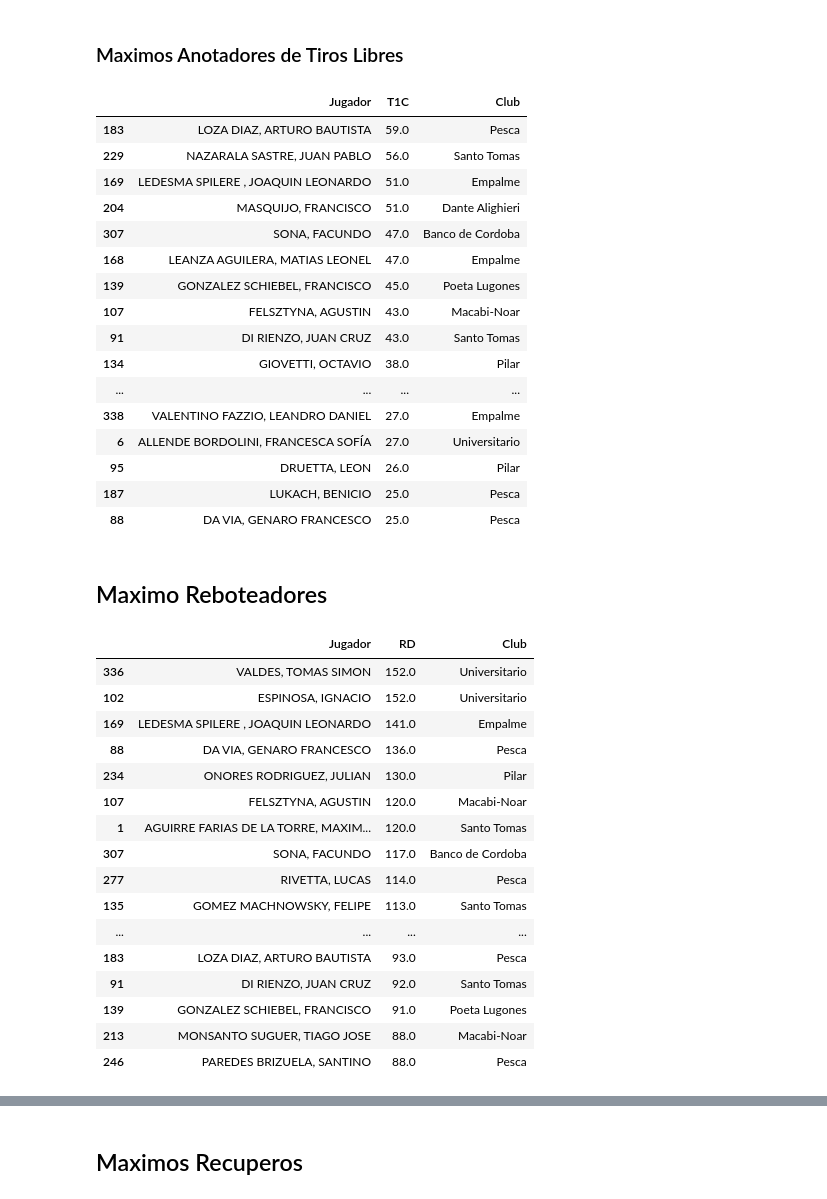
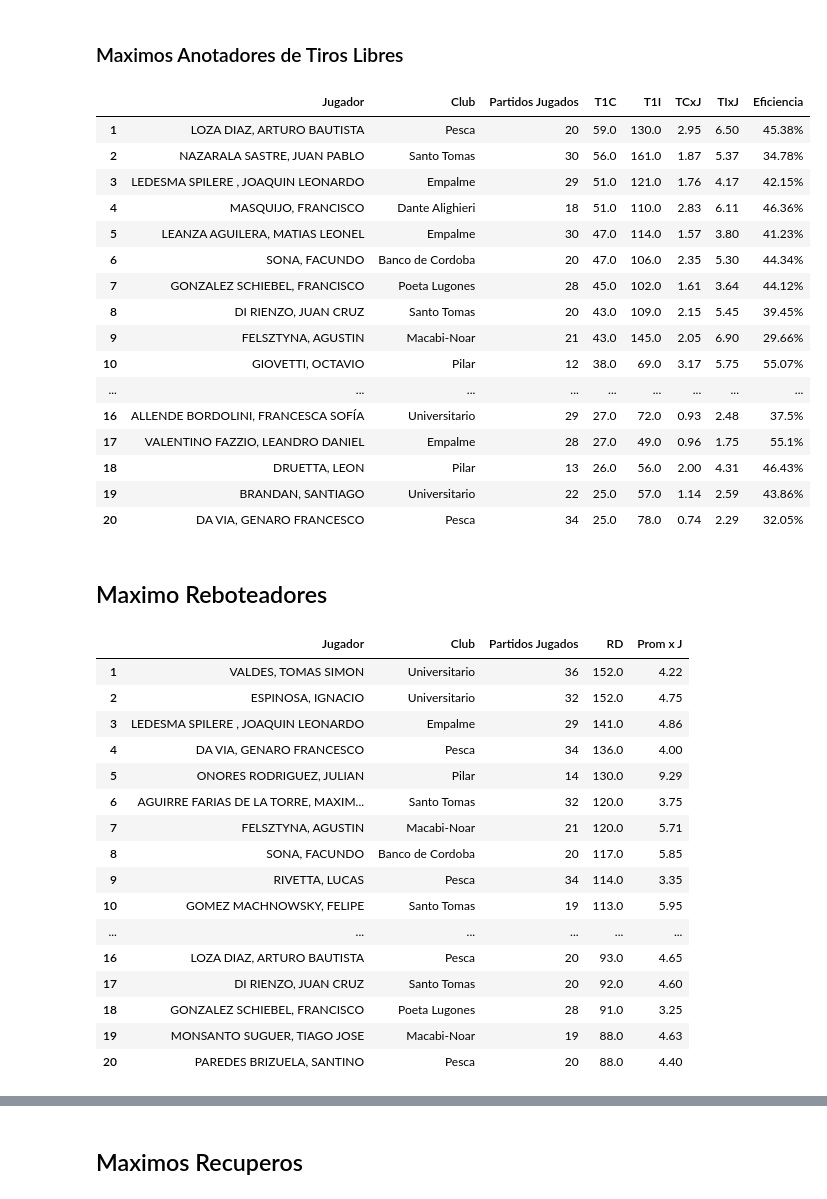
Before and after one commit to nicopinera/AnalisisEstadisticoBasquetU13, a Jupyter notebook: analisisGlobal.ipynb, the cells around one changed output, grey strips where cells are left out. Cells and saved outputs as stored; diff of their text form; code cells hidden in the pictures.

```diff
--- a/analisisGlobal.ipynb
+++ b/analisisGlobal.ipynb
@@ -139,45 +130,45 @@ top_20_t3c('EstadisticasGlobales.csv')
 # %% [markdown]
 ### Maximos Anotadores de Tiros Libres
 # %%
-top_20_t1c('EstadisticasGlobales.csv')
+top20.top_20_t1c('EstadisticasGlobales.csv')
 # %% [output]
-|  | Jugador | T1C | Club |
-| 183 | LOZA DIAZ, ARTURO BAUTISTA | 59.0 | Pesca |
-| 229 | NAZARALA SASTRE, JUAN PABLO | 56.0 | Santo Tomas |
-| 169 | LEDESMA SPILERE , JOAQUIN LEONARDO | 51.0 | Empalme |
-| 204 | MASQUIJO, FRANCISCO | 51.0 | Dante Alighieri |
-| 307 | SONA, FACUNDO | 47.0 | Banco de Cordoba |
-| 168 | LEANZA AGUILERA, MATIAS LEONEL | 47.0 | Empalme |
-| 139 | GONZALEZ SCHIEBEL, FRANCISCO | 45.0 | Poeta Lugones |
-| 107 | FELSZTYNA, AGUSTIN | 43.0 | Macabi-Noar |
-| 91 | DI RIENZO, JUAN CRUZ | 43.0 | Santo Tomas |
-| 134 | GIOVETTI, OCTAVIO | 38.0 | Pilar |
-| ... | ... | ... | ... |
-| 338 | VALENTINO FAZZIO, LEANDRO DANIEL | 27.0 | Empalme |
-| 6 | ALLENDE BORDOLINI, FRANCESCA SOFÍA | 27.0 | Universitario |
-| 95 | DRUETTA, LEON | 26.0 | Pilar |
-| 187 | LUKACH, BENICIO | 25.0 | Pesca |
-| 88 | DA VIA, GENARO FRANCESCO | 25.0 | Pesca |
+|  | Jugador | Club | Partidos Jugados | T1C | T1I | TCxJ | TIxJ | Eficiencia |
+| 1 | LOZA DIAZ, ARTURO BAUTISTA | Pesca | 20 | 59.0 | 130.0 | 2.95 | 6.50 | 45.38% |
+| 2 | NAZARALA SASTRE, JUAN PABLO | Santo Tomas | 30 | 56.0 | 161.0 | 1.87 | 5.37 | 34.78% |
+| 3 | LEDESMA SPILERE , JOAQUIN LEONARDO | Empalme | 29 | 51.0 | 121.0 | 1.76 | 4.17 | 42.15% |
+| 4 | MASQUIJO, FRANCISCO | Dante Alighieri | 18 | 51.0 | 110.0 | 2.83 | 6.11 | 46.36% |
+| 5 | LEANZA AGUILERA, MATIAS LEONEL | Empalme | 30 | 47.0 | 114.0 | 1.57 | 3.80 | 41.23% |
+| 6 | SONA, FACUNDO | Banco de Cordoba | 20 | 47.0 | 106.0 | 2.35 | 5.30 | 44.34% |
+| 7 | GONZALEZ SCHIEBEL, FRANCISCO | Poeta Lugones | 28 | 45.0 | 102.0 | 1.61 | 3.64 | 44.12% |
+| 8 | DI RIENZO, JUAN CRUZ | Santo Tomas | 20 | 43.0 | 109.0 | 2.15 | 5.45 | 39.45% |
+| 9 | FELSZTYNA, AGUSTIN | Macabi-Noar | 21 | 43.0 | 145.0 | 2.05 | 6.90 | 29.66% |
+| 10 | GIOVETTI, OCTAVIO | Pilar | 12 | 38.0 | 69.0 | 3.17 | 5.75 | 55.07% |
+| ... | ... | ... | ... | ... | ... | ... | ... | ... |
+| 16 | ALLENDE BORDOLINI, FRANCESCA SOFÍA | Universitario | 29 | 27.0 | 72.0 | 0.93 | 2.48 | 37.5% |
+| 17 | VALENTINO FAZZIO, LEANDRO DANIEL | Empalme | 28 | 27.0 | 49.0 | 0.96 | 1.75 | 55.1% |
+| 18 | DRUETTA, LEON | Pilar | 13 | 26.0 | 56.0 | 2.00 | 4.31 | 46.43% |
+| 19 | BRANDAN, SANTIAGO | Universitario | 22 | 25.0 | 57.0 | 1.14 | 2.59 | 43.86% |
+| 20 | DA VIA, GENARO FRANCESCO | Pesca | 34 | 25.0 | 78.0 | 0.74 | 2.29 | 32.05% |
 # %% [markdown]
 ## Maximo Reboteadores
 # %%
-top_20_rd('EstadisticasGlobales.csv')
+top20.top_20_rd('EstadisticasGlobales.csv')
 # %% [output]
-|  | Jugador | RD | Club |
-| 336 | VALDES, TOMAS SIMON | 152.0 | Universitario |
-| 102 | ESPINOSA, IGNACIO | 152.0 | Universitario |
-| 169 | LEDESMA SPILERE , JOAQUIN LEONARDO | 141.0 | Empalme |
-| 88 | DA VIA, GENARO FRANCESCO | 136.0 | Pesca |
-| 234 | ONORES RODRIGUEZ, JULIAN | 130.0 | Pilar |
-| 107 | FELSZTYNA, AGUSTIN | 120.0 | Macabi-Noar |
-| 1 | AGUIRRE FARIAS DE LA TORRE, MAXIM... | 120.0 | Santo Tomas |
-| 307 | SONA, FACUNDO | 117.0 | Banco de Cordoba |
-| 277 | RIVETTA, LUCAS | 114.0 | Pesca |
-| 135 | GOMEZ MACHNOWSKY, FELIPE | 113.0 | Santo Tomas |
-| ... | ... | ... | ... |
-| 183 | LOZA DIAZ, ARTURO BAUTISTA | 93.0 | Pesca |
-| 91 | DI RIENZO, JUAN CRUZ | 92.0 | Santo Tomas |
-| 139 | GONZALEZ SCHIEBEL, FRANCISCO | 91.0 | Poeta Lugones |
-| 213 | MONSANTO SUGUER, TIAGO JOSE | 88.0 | Macabi-Noar |
-| 246 | PAREDES BRIZUELA, SANTINO | 88.0 | Pesca |
+|  | Jugador | Club | Partidos Jugados | RD | Prom x J |
+| 1 | VALDES, TOMAS SIMON | Universitario | 36 | 152.0 | 4.22 |
+| 2 | ESPINOSA, IGNACIO | Universitario | 32 | 152.0 | 4.75 |
+| 3 | LEDESMA SPILERE , JOAQUIN LEONARDO | Empalme | 29 | 141.0 | 4.86 |
+| 4 | DA VIA, GENARO FRANCESCO | Pesca | 34 | 136.0 | 4.00 |
+| 5 | ONORES RODRIGUEZ, JULIAN | Pilar | 14 | 130.0 | 9.29 |
+| 6 | AGUIRRE FARIAS DE LA TORRE, MAXIM... | Santo Tomas | 32 | 120.0 | 3.75 |
+| 7 | FELSZTYNA, AGUSTIN | Macabi-Noar | 21 | 120.0 | 5.71 |
+| 8 | SONA, FACUNDO | Banco de Cordoba | 20 | 117.0 | 5.85 |
+| 9 | RIVETTA, LUCAS | Pesca | 34 | 114.0 | 3.35 |
+| 10 | GOMEZ MACHNOWSKY, FELIPE | Santo Tomas | 19 | 113.0 | 5.95 |
+| ... | ... | ... | ... | ... | ... |
+| 16 | LOZA DIAZ, ARTURO BAUTISTA | Pesca | 20 | 93.0 | 4.65 |
+| 17 | DI RIENZO, JUAN CRUZ | Santo Tomas | 20 | 92.0 | 4.60 |
+| 18 | GONZALEZ SCHIEBEL, FRANCISCO | Poeta Lugones | 28 | 91.0 | 3.25 |
+| 19 | MONSANTO SUGUER, TIAGO JOSE | Macabi-Noar | 19 | 88.0 | 4.63 |
+| 20 | PAREDES BRIZUELA, SANTINO | Pesca | 20 | 88.0 | 4.40 |
 # %%
```
Also changed, not shown: parts of 9 cells of this notebook, 2 other files.
